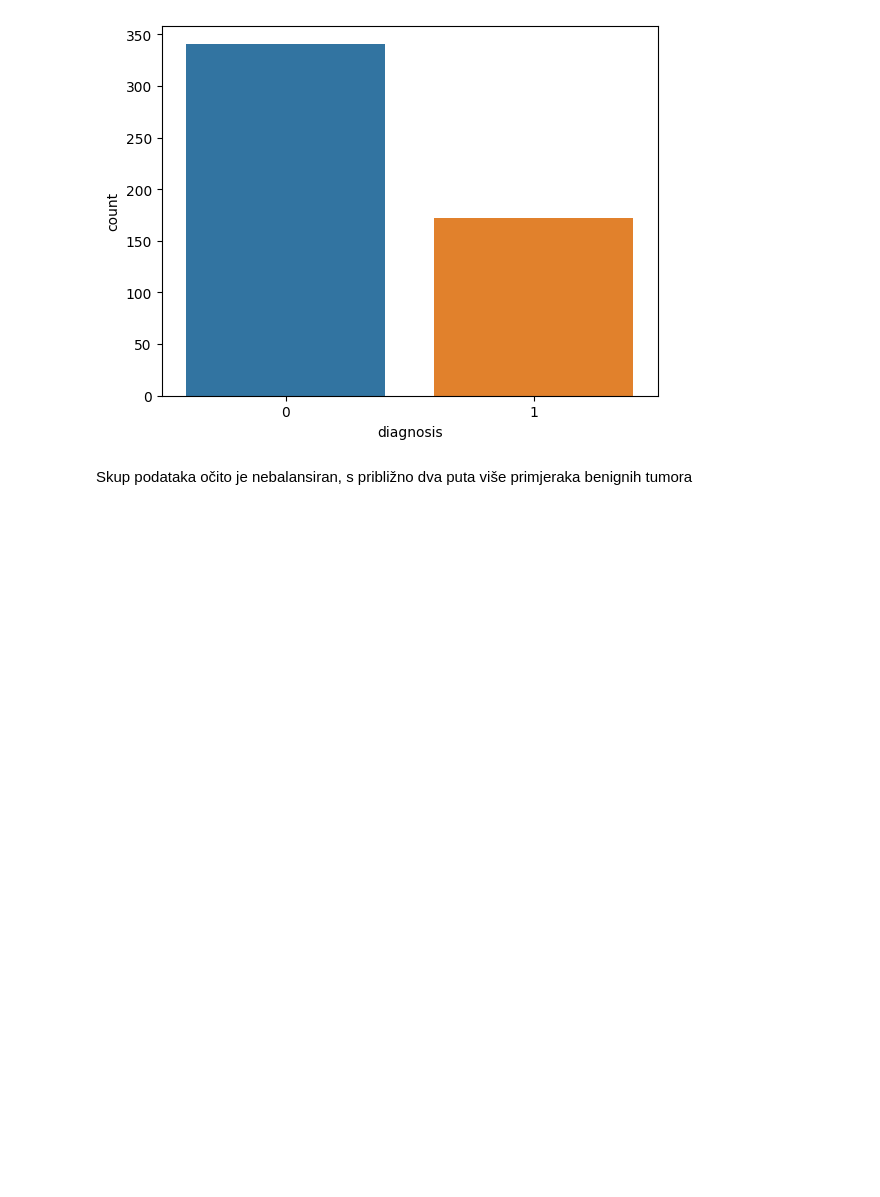
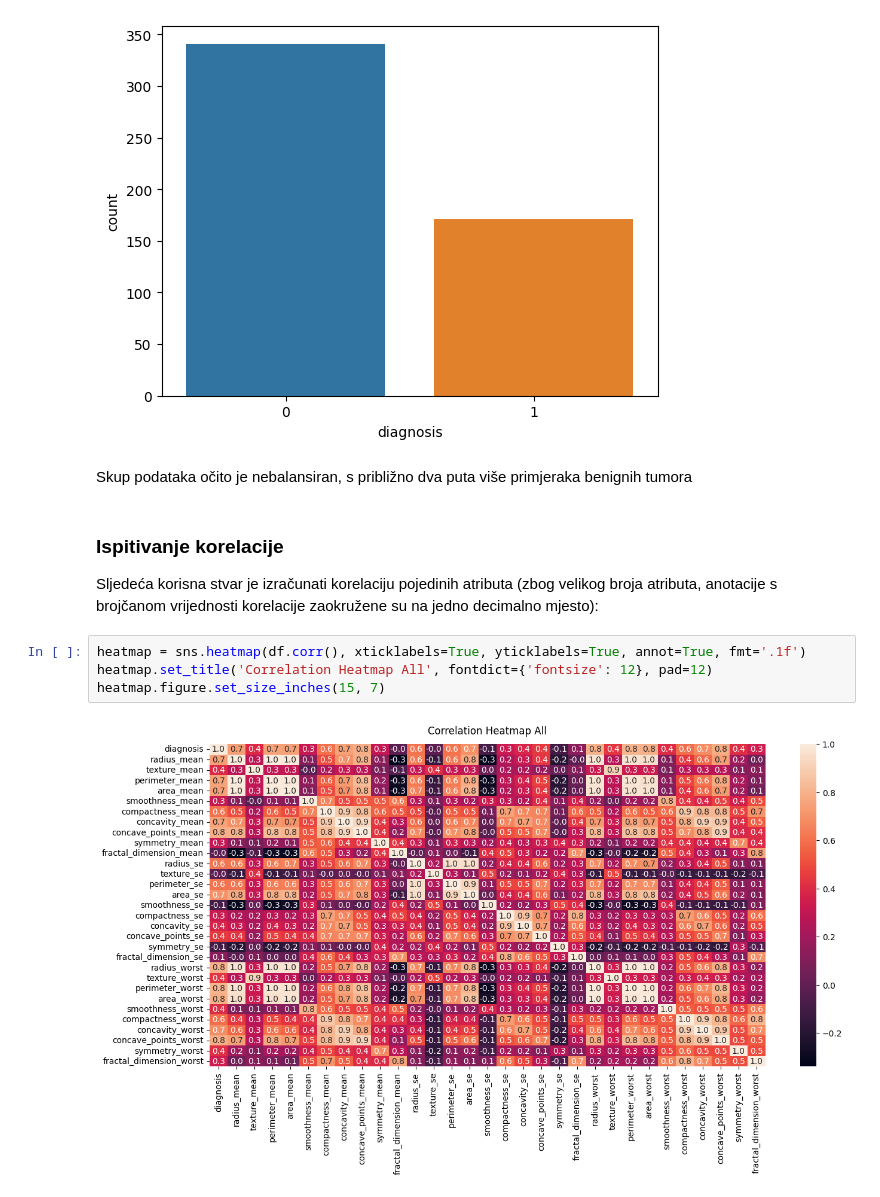
Before and after one commit to ToniIvankovic/uuzop-breast-cancer-classification, a Jupyter notebook: data_visualisation.ipynb, the cells around one changed output. Drawn from its saved outputs; the diff is of its cells as text; blank space fills up the shorter version.

Commit message:
Added correlations

```diff
--- a/data_visualisation.ipynb
+++ b/data_visualisation.ipynb
@@ -366,3 +369,12 @@ Name: diagnosis, dtype: int64
 [figure]
 # %% [markdown]
 Skup podataka očito je nebalansiran, s približno dva puta više primjeraka benignih tumora
+# %% [markdown]
+### Ispitivanje korelacije
+Sljedeća korisna stvar je izračunati korelaciju pojedinih atributa (zbog velikog broja atributa, anotacije s brojčanom vrijednosti korelacije zaokružene su na jedno decimalno mjesto):
+# %%
+heatmap = sns.heatmap(df.corr(), xticklabels=True, yticklabels=True, annot=True, fmt='.1f')
+heatmap.set_title('Correlation Heatmap All', fontdict={'fontsize': 12}, pad=12)
+heatmap.figure.set_size_inches(15, 7)
+# %% [output]
+[figure, added]
```
Also changed, not shown: parts of 25 cells of this notebook.
